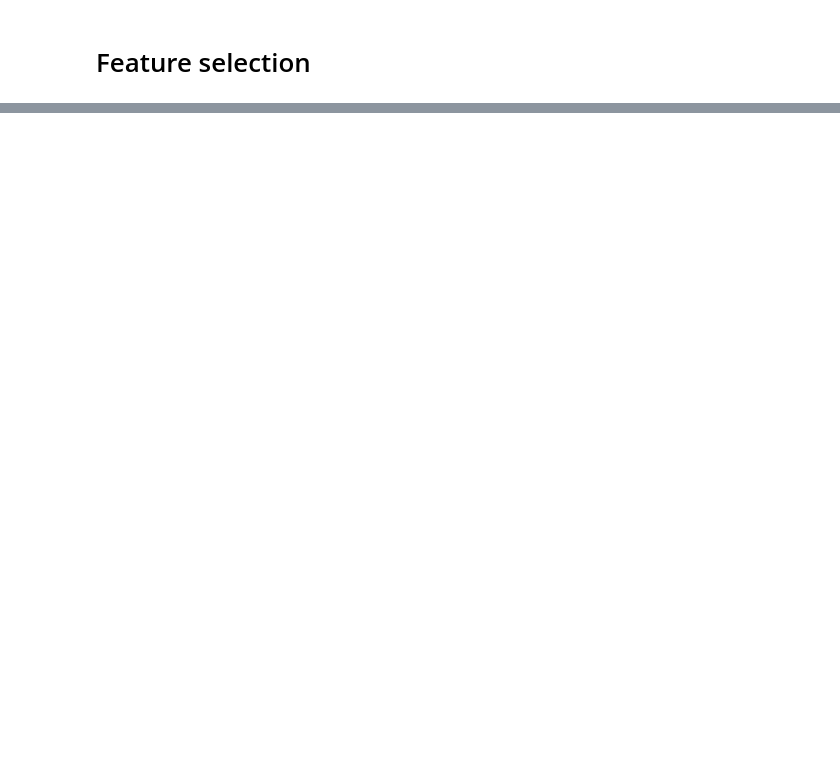
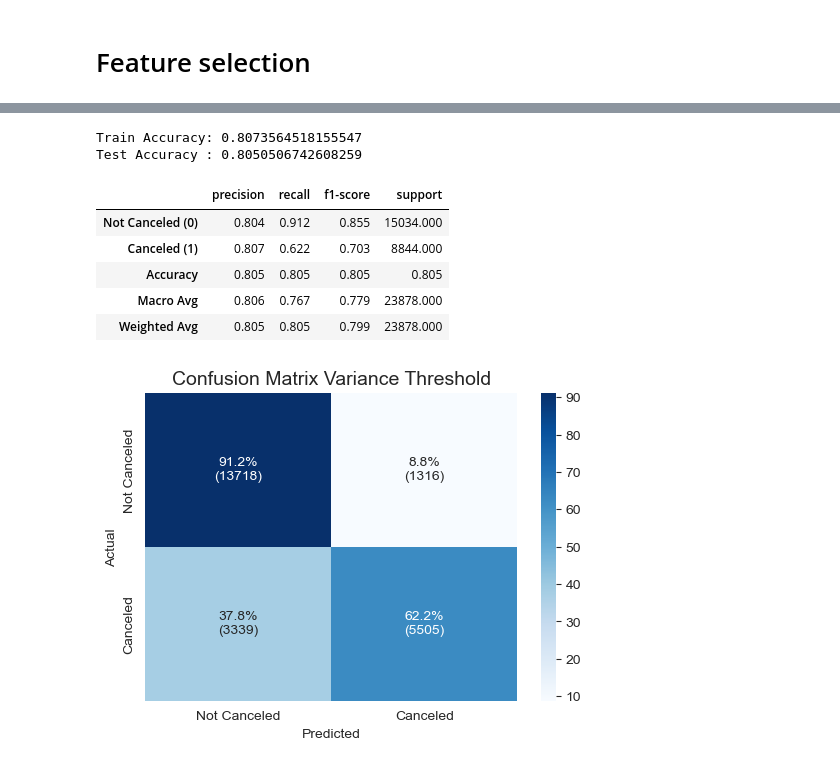
Before and after one commit to markoandjel/Preprocessing, a Jupyter notebook: I seminarski rad/Feature_Selection_Marko_Andjelkovic_1809.ipynb, the cells around one changed output, grey strips where cells are left out. Drawn from its saved outputs; the diff is of its cells as text; code cells hidden in the pictures; blank space fills up the shorter version.

```diff
--- a/I seminarski rad/Feature_Selection_Marko_Andjelkovic_1809.ipynb
+++ b/I seminarski rad/Feature_Selection_Marko_Andjelkovic_1809.ipynb
@@ -583,0 +603,13 @@ plot_confusion_matrix_percent(y_test, y_pred)
+# %%
+from sklearn.feature_selection import VarianceThreshold
+
+X = df.drop(columns=["is_canceled"])
+selector = VarianceThreshold(threshold=0.01)
+selector.fit(X)
+
+selected_mask = selector.get_support()
+selected_features = X.columns[selected_mask]
+removed_features = X.columns[~selected_mask]
+
+print("Selected features:", list(selected_features))
+print("\nRemoved features:", list(removed_features))
@@ -583,0 +646,16 @@ plot_confusion_matrix_percent(y_test, y_pred)
+# %%
+y_test, y_pred = run_logistic_regression(df_scaled[selected_features], df['is_canceled'])
+# %% [output]
+Train Accuracy: 0.8073564518155547
+Test Accuracy : 0.8050506742608259
+# %%
+classification_report_table(y_test, y_pred)
+plot_confusion_matrix_percent(y_test, y_pred, title='Confusion Matrix Variance Threshold')
+# %% [output]
+|  | precision | recall | f1-score | support |
+| Not Canceled (0) | 0.804 | 0.912 | 0.855 | 15034.000 |
+| Canceled (1) | 0.807 | 0.622 | 0.703 | 8844.000 |
+| Accuracy | 0.805 | 0.805 | 0.805 | 0.805 |
+| Macro Avg | 0.806 | 0.767 | 0.779 | 23878.000 |
+| Weighted Avg | 0.805 | 0.805 | 0.799 | 23878.000 |
+[figure, added]
```
Also changed, not shown: parts of 38 cells of this notebook, 2 other files.
